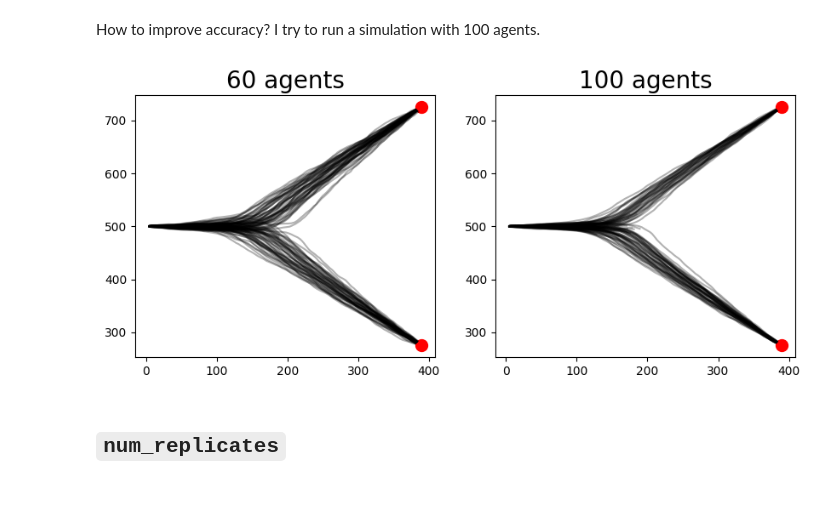
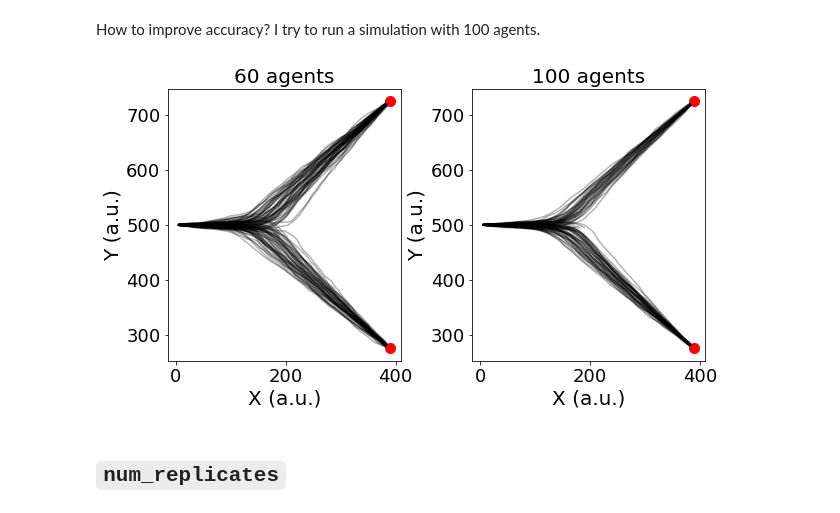
Before and after one commit to eleonoragatti44/Master-Thesis-Gatti, a Jupyter notebook: spatial_model/analysis/analysis.ipynb, the cells around one changed output. Cells and saved outputs as stored; diff of their text form; code cells hidden in the pictures.

```diff
--- a/spatial_model/analysis/analysis.ipynb
+++ b/spatial_model/analysis/analysis.ipynb
@@ -271,0 +214,26 @@ ax4.set_title("1 omega_max", fontsize=20);
+# %%
+fig, axs = plt.subplots(1, 4, figsize=(18,4))
+omegas = ['0,2', '0,4', '0,7', '1']
+
+for ax, omega in zip(axs, omegas):
+    df_cen = pd.read_csv(f'../output/omega_max/centroid_{omega}.txt', sep='\t')
+    df_tar = pd.read_csv(f'../output/omega_max/targets_{omega}.txt', sep='\t')
+
+    for i in range(df_cen.replicate.max()+1):
+        ax.plot(df_cen.loc[df_cen.replicate==i,:].x, df_cen.loc[df_cen.replicate==i,:].y, c='black', alpha=0.3)
+    ax.scatter(df_tar.loc[df_tar.id==0,:].x, df_tar.loc[df_tar.id==0,:].y, c='r', s=100)
+    ax.scatter(df_tar.loc[df_tar.id==1,:].x, df_tar.loc[df_tar.id==1,:].y, c='r', s=100)
+    ax.set_title(r"$\omega_{max}=$"+f"{omega}", fontsize=20)
+
+    # set x and y labels
+    ax.set_xlabel('X (a.u.)', fontsize=20)
+    ax.set_ylabel('Y (a.u.)', fontsize=20)
+
+    # set ticks size
+    ax.tick_params(axis='both', which='major', labelsize=18)
+
+    # set same scale for both plots
+    ax.set_aspect('equal', 'box')
+
+plt.savefig('../img/omegamax_var.pdf', dpi=300, bbox_inches='tight')
+plt.show()
@@ -280,33 +250,47 @@ ax4.set_title("1 omega_max", fontsize=20);
 # %% [markdown]
 How to improve accuracy?  I try to run a simulation with 100 agents.
 # %%
-fig, (ax1, ax2) = plt.subplots(1, 2, figsize=(10,4))
+fig, (ax1, ax2) = plt.subplots(1, 2, figsize=(10,5))
 
 #-------------------------------- 60 agents --------------------------------
 
 df_cen = pd.read_csv('../output/reproduce/centroid_2_targets.txt', sep='\t')
 df_tar = pd.read_csv('../output/reproduce/targets_2_targets.txt', sep='\t')
 
 for i in range(df_cen.replicate.max()+1):
     ax1.plot(df_cen.loc[df_cen.replicate==i,:].x, df_cen.loc[df_cen.replicate==i,:].y, c='black', alpha=0.3)
 
 ax1.scatter(df_tar.loc[df_tar.id==0,:].x, df_tar.loc[df_tar.id==0,:].y, c='r', s=100)
 ax1.scatter(df_tar.loc[df_tar.id==1,:].x, df_tar.loc[df_tar.id==1,:].y, c='r', s=100)
 ax1.set_title("60 agents", fontsize=20)
 
 #-------------------------------- 100 agents --------------------------------
 
 df_cen = pd.read_csv('../output/reproduce/centroid_2_targets_100agents.txt', sep='\t')
 df_tar = pd.read_csv('../output/reproduce/targets_2_targets_100agents.txt', sep='\t')
 
 for i in range(df_cen.replicate.max()+1):
     ax2.plot(df_cen.loc[df_cen.replicate==i,:].x, df_cen.loc[df_cen.replicate==i,:].y, c='black', alpha=0.3)
 
 ax2.scatter(df_tar.loc[df_tar.id==0,:].x, df_tar.loc[df_tar.id==0,:].y, c='r', s=100)
 ax2.scatter(df_tar.loc[df_tar.id==1,:].x, df_tar.loc[df_tar.id==1,:].y, c='r', s=100)
 ax2.set_title("100 agents", fontsize=20);
+
+for ax in [ax1, ax2]:
+    # set x and y labels
+    ax.set_xlabel('X (a.u.)', fontsize=20)
+    ax.set_ylabel('Y (a.u.)', fontsize=20)
+
+    # set ticks size
+    ax.tick_params(axis='both', which='major', labelsize=18)
+
+    # set same scale for both plots
+    ax.set_aspect('equal', 'box')
+
+plt.savefig('../img/nagents_var.pdf', dpi=300, bbox_inches='tight')
+plt.show()
 # %% [output]
-[figure, old version]
+[figure, new version]
 # %% [markdown]
 ## `num_replicates`
 # %% [markdown]
```
Also changed, not shown: parts of 5 cells of this notebook, 27 other files.
